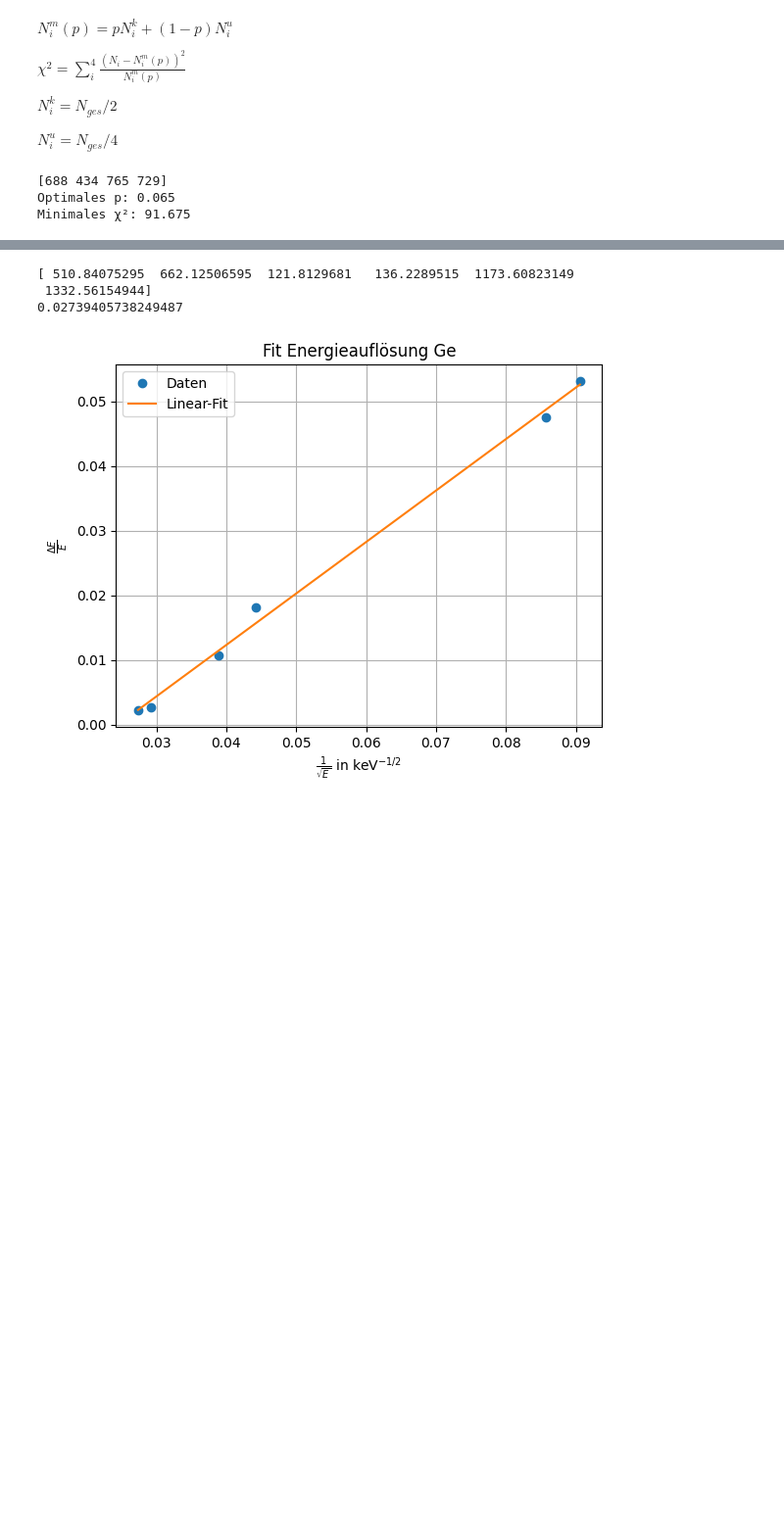
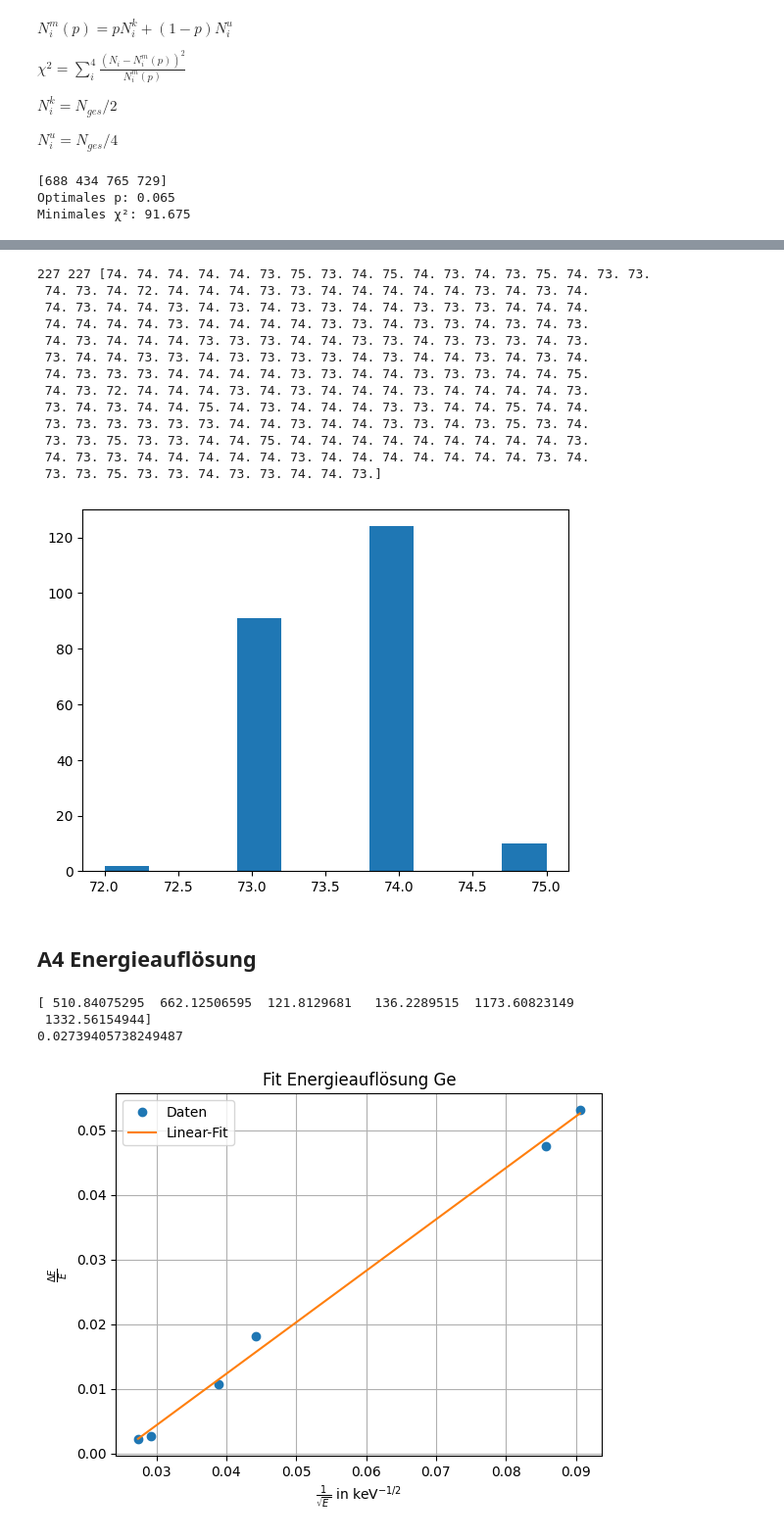
Before and after one commit to caesar2003/P4-Gamma-Coincidence-Spectroscopy, a Jupyter notebook: auswertung.ipynb, the cells around one changed output, grey strips where cells are left out. Shown at 98% size. Drawn from its saved outputs; the diff is of its cells as text; code cells hidden in the pictures; blank space fills up the shorter version.

```diff
--- a/auswertung.ipynb
+++ b/auswertung.ipynb
@@ -795,3 +871,37 @@ Minimales χ²: 91.675
+# %%
+x1_min, x1_max= vertical_line
+y1_min, y1_max= horizontal_line
+
+
+xdata = np.array(xdata)
+ydata = np.array(ydata)
+
+
+mask= (xdata >= x1_min) & (xdata <= x1_max) & (ydata >= y1_min) & (ydata <= y1_max) #unten links
+
+
+filtered_times = Na22_times[mask]
+region_x, region_y = xdata[mask], ydata[mask]
+print(len(region_x), len(region_y), filtered_times)
+plt.hist(filtered_times)
+plt.show()
+# %% [output]
+227 227 [74. 74. 74. 74. 74. 73. 75. 73. 74. 75. 74. 73. 74. 73. 75. 74. 73. 73.
+ 74. 73. 74. 72. 74. 74. 74. 73. 73. 74. 74. 74. 74. 74. 73. 74. 73. 74.
+ 74. 73. 74. 74. 73. 74. 73. 74. 73. 73. 74. 74. 73. 73. 73. 74. 74. 74.
+ 74. 74. 74. 74. 73. 74. 74. 74. 74. 73. 73. 74. 73. 73. 74. 73. 74. 73.
+ 74. 73. 74. 74. 74. 73. 73. 73. 74. 74. 73. 73. 74. 73. 73. 73. 74. 73.
+ 73. 74. 74. 73. 73. 74. 73. 73. 73. 73. 74. 73. 74. 74. 73. 74. 73. 74.
+ 74. 73. 73. 73. 74. 74. 74. 74. 73. 73. 74. 74. 73. 73. 73. 74. 74. 75.
+ 74. 73. 72. 74. 74. 74. 73. 74. 73. 74. 74. 74. 73. 74. 74. 74. 74. 73.
+ 73. 74. 73. 74. 74. 75. 74. 73. 74. 74. 74. 73. 73. 74. 74. 75. 74. 74.
+ 73. 73. 73. 73. 73. 73. 74. 74. 73. 74. 74. 73. 73. 74. 73. 75. 73. 74.
+ 73. 73. 75. 73. 73. 74. 74. 75. 74. 74. 74. 74. 74. 74. 74. 74. 74. 73.
+ 74. 73. 73. 74. 74. 74. 74. 74. 73. 74. 74. 74. 74. 74. 74. 74. 73. 74.
+ 73. 73. 75. 73. 73. 74. 73. 73. 74. 74. 73.]
+[figure, added]
+# %% [markdown]
+## A4 Energieauflösung
 # %%
 
 
```
Also changed, not shown: parts of 2 cells of this notebook.
